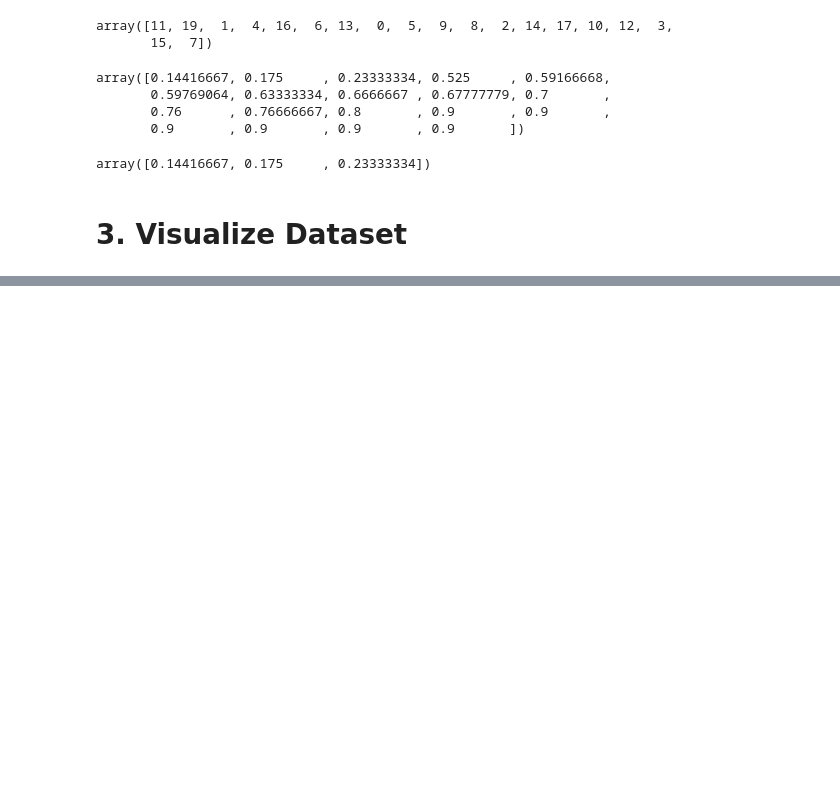
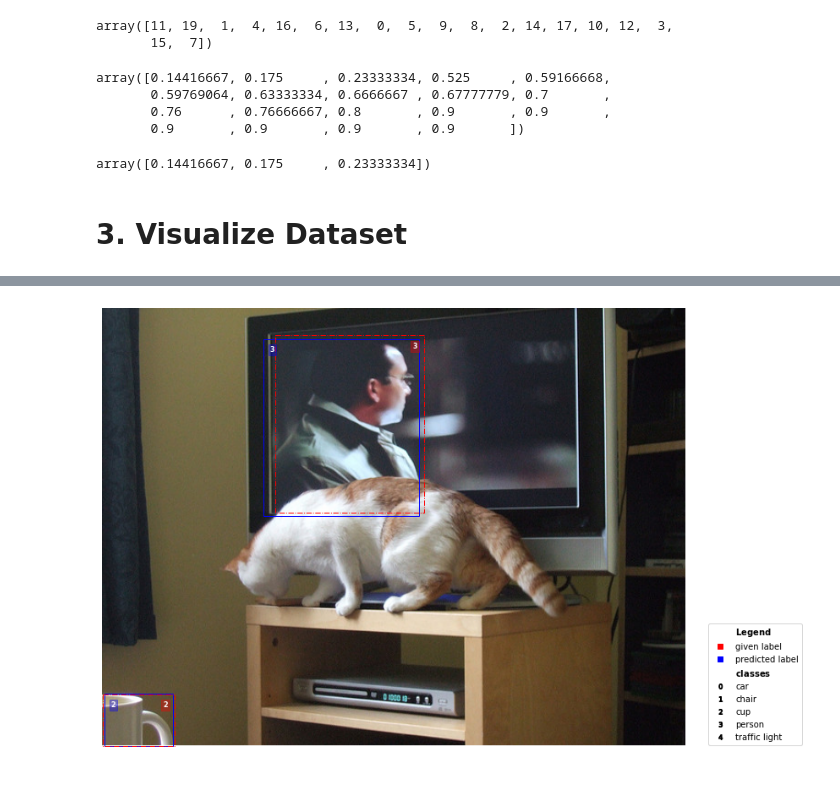
Before and after one commit to cleanlab/cleanlab, a Jupyter notebook: cleanlab/object_detection/tutorial/object_detection_tutorial.ipynb, the cells around one changed output, grey strips where cells are left out. Drawn from its saved outputs; the diff is of its cells as text; code cells hidden in the pictures; blank space fills up the shorter version.

```diff
--- a/cleanlab/object_detection/tutorial/object_detection_tutorial.ipynb
+++ b/cleanlab/object_detection/tutorial/object_detection_tutorial.ipynb
@@ -124,0 +134,6 @@ viz(image_path, predictions[example_image_idx], annotations[example_image_idx],
+# %%
+# control figure size for the visualization
+class_labels = {0: "car", 1: "chair", 2: "cup", 3:"person", 4: "traffic light"}
+visualize(image_path, annotations[example_image_idx], predictions[example_image_idx], figsize=(14,10), prediction_threshold=0.5, class_labels=class_labels)
+# %% [output]
+[figure, added]
```
Also changed, not shown: parts of 7 cells of this notebook.
